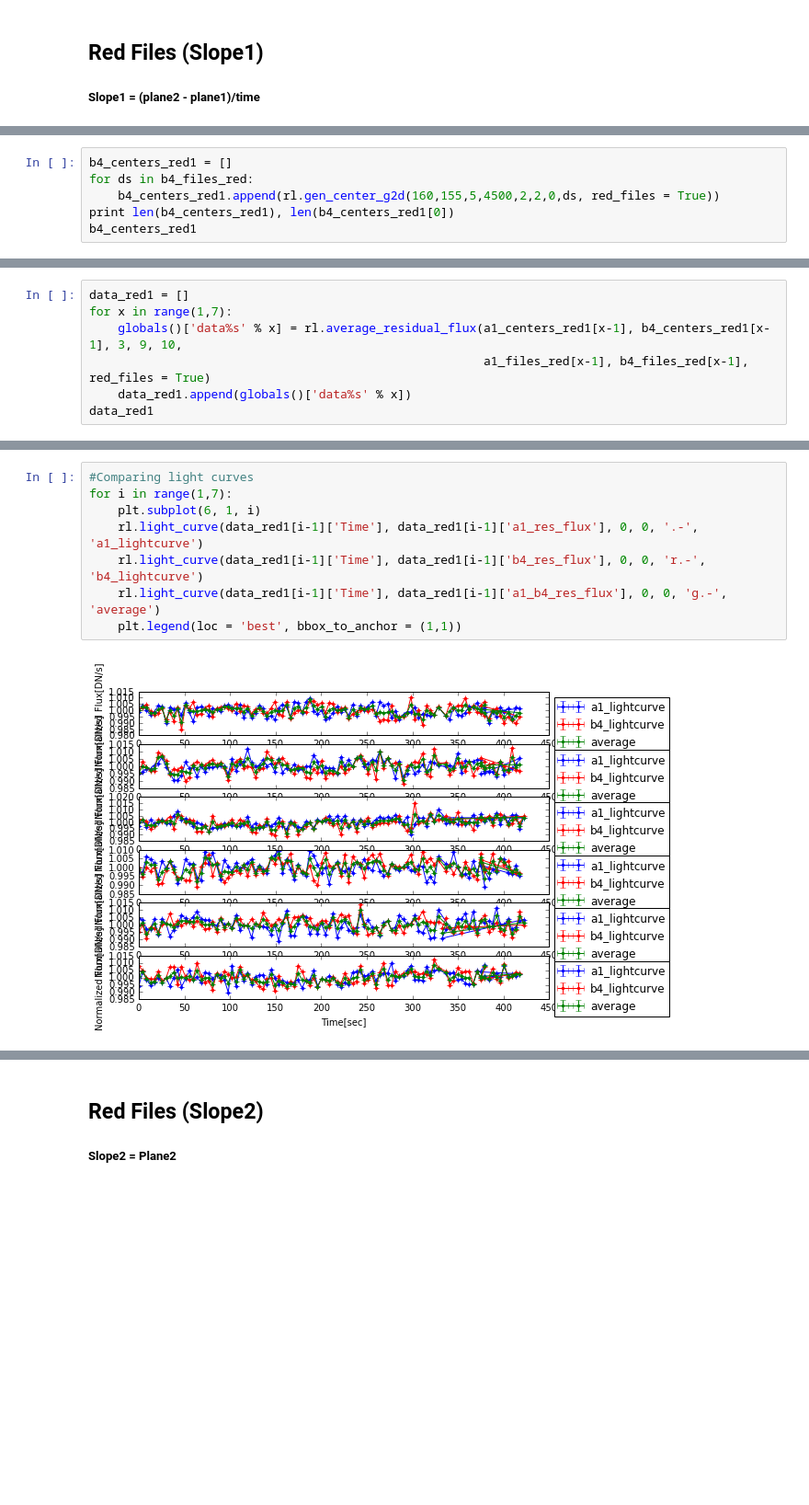
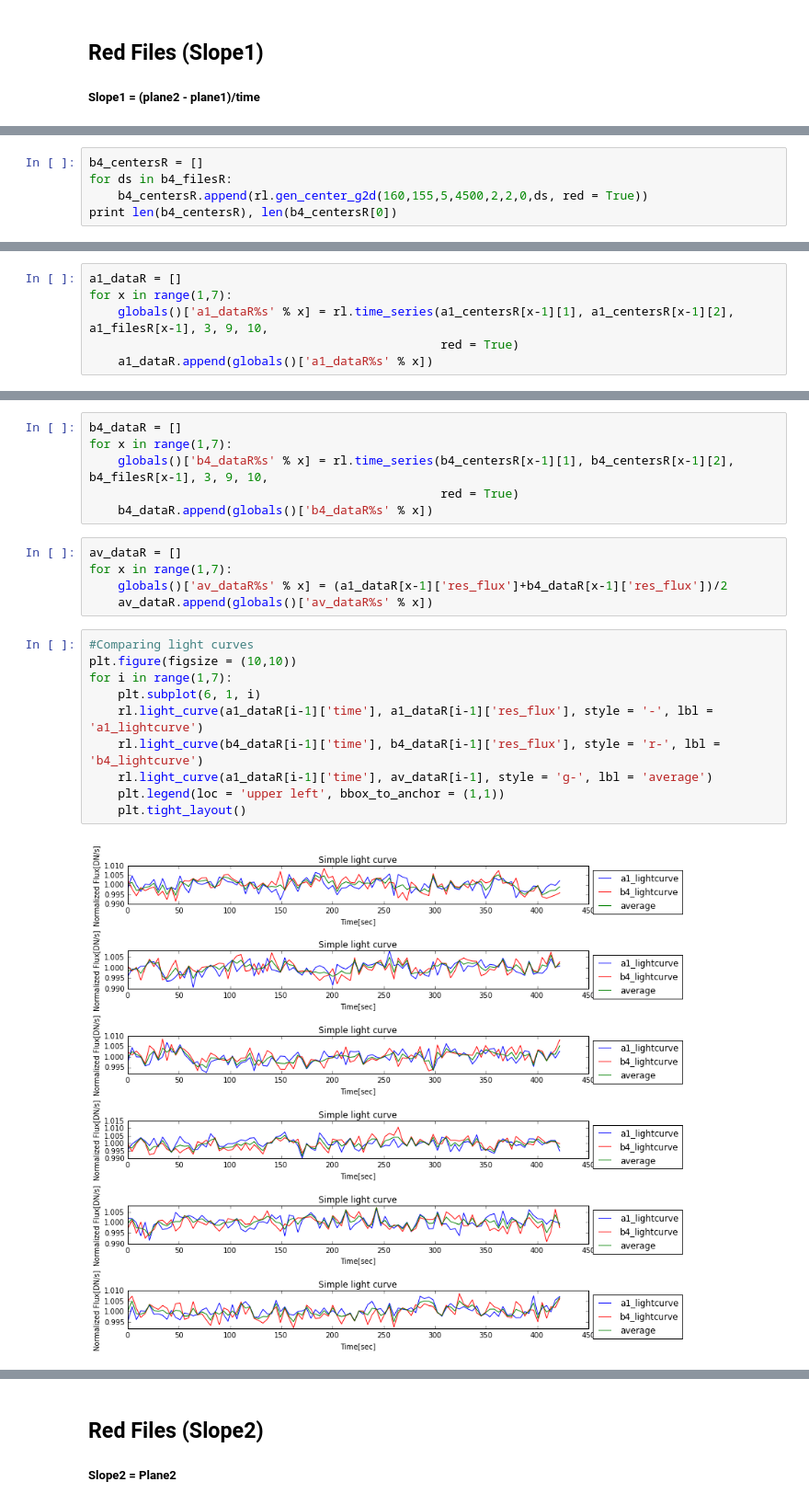
Before and after one commit to rafia37/NIRCam-data-analysis, a Jupyter notebook: Analyzing In-focus data.ipynb, the cells around one changed output, grey strips where cells are left out. Shown at 92% size. Saved outputs shown, nothing was run; the diff lists cells and outputs as text; blank space fills up the shorter version.

```diff
--- a/Analyzing In-focus data.ipynb
+++ b/Analyzing In-focus data.ipynb
@@ -195,7 +135,6 @@ a1_centers_red1
 # %%
-b4_centers_red1 = []
-for ds in b4_files_red:
-    b4_centers_red1.append(rl.gen_center_g2d(160,155,5,4500,2,2,0,ds, red_files = True))
-print len(b4_centers_red1), len(b4_centers_red1[0])
-b4_centers_red1
+b4_centersR = []
+for ds in b4_filesR:
+    b4_centersR.append(rl.gen_center_g2d(160,155,5,4500,2,2,0,ds, red = True))
+print len(b4_centersR), len(b4_centersR[0])
 # %% [output]
@@ -220,7 +142,6 @@ b4_centers_red1
 # %%
-data_red1 = []
+a1_dataR = []
 for x in range(1,7):
-    globals()['data%s' % x] = rl.average_residual_flux(a1_centers_red1[x-1], b4_centers_red1[x-1], 3, 9, 10,
-                                                       a1_files_red[x-1], b4_files_red[x-1], red_files = True)
-    data_red1.append(globals()['data%s' % x])
-data_red1
+    globals()['a1_dataR%s' % x] = rl.time_series(a1_centersR[x-1][1], a1_centersR[x-1][2], a1_filesR[x-1], 3, 9, 10,
+                                                 red = True)
+    a1_dataR.append(globals()['a1_dataR%s' % x])
@@ -245,12 +148,25 @@ data_red1
+# %%
+b4_dataR = []
+for x in range(1,7):
+    globals()['b4_dataR%s' % x] = rl.time_series(b4_centersR[x-1][1], b4_centersR[x-1][2], b4_filesR[x-1], 3, 9, 10,
+                                                 red = True)
+    b4_dataR.append(globals()['b4_dataR%s' % x])
+# %%
+av_dataR = []
+for x in range(1,7):
+    globals()['av_dataR%s' % x] = (a1_dataR[x-1]['res_flux']+b4_dataR[x-1]['res_flux'])/2
+    av_dataR.append(globals()['av_dataR%s' % x])
 # %%
 #Comparing light curves
+plt.figure(figsize = (10,10))
 for i in range(1,7):
     plt.subplot(6, 1, i)
-    rl.light_curve(data_red1[i-1]['Time'], data_red1[i-1]['a1_res_flux'], 0, 0, '.-', 'a1_lightcurve')
-    rl.light_curve(data_red1[i-1]['Time'], data_red1[i-1]['b4_res_flux'], 0, 0, 'r.-', 'b4_lightcurve')
-    rl.light_curve(data_red1[i-1]['Time'], data_red1[i-1]['a1_b4_res_flux'], 0, 0, 'g.-', 'average')
-    plt.legend(loc = 'best', bbox_to_anchor = (1,1))
+    rl.light_curve(a1_dataR[i-1]['time'], a1_dataR[i-1]['res_flux'], style = '-', lbl = 'a1_lightcurve')
+    rl.light_curve(b4_dataR[i-1]['time'], b4_dataR[i-1]['res_flux'], style = 'r-', lbl = 'b4_lightcurve')
+    rl.light_curve(a1_dataR[i-1]['time'], av_dataR[i-1], style = 'g-', lbl = 'average')
+    plt.legend(loc = 'upper left', bbox_to_anchor = (1,1))
+    plt.tight_layout()
 # %% [output]
-[figure, old version]
+[figure, new version]
 # %%
 #Comparing Measured error/ Standard Deviation
```
Also changed, not shown: parts of 32 cells of this notebook, 24 other files.
